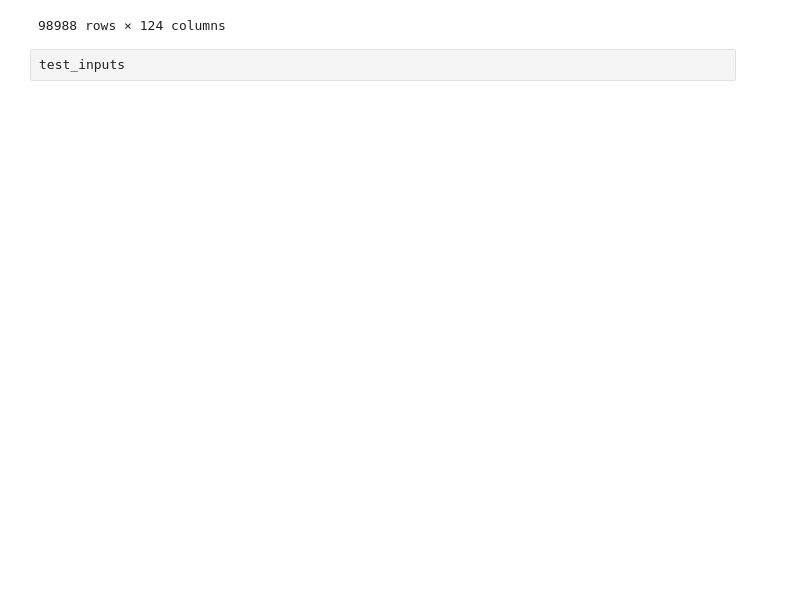
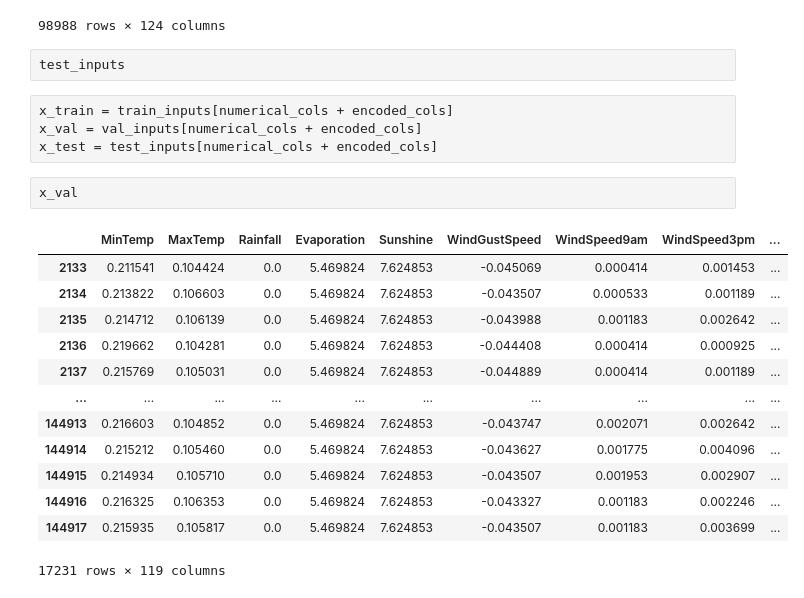
Before and after one commit to Imran1hp/Machine-Learning, a Jupyter notebook: Decision_Trees_and_Random__Forests.ipynb, the cells around one changed output. Drawn from its saved outputs; the diff is of its cells as text; blank space fills up the shorter version.

Commit message:
set the inputs data

```diff
--- a/Decision_Trees_and_Random__Forests.ipynb
+++ b/Decision_Trees_and_Random__Forests.ipynb
@@ -165,3 +165,23 @@ train_inputs
 98988 rows × 124 columns
 # %%
 test_inputs
+# %%
+x_train = train_inputs[numerical_cols + encoded_cols]
+x_val = val_inputs[numerical_cols + encoded_cols]
+x_test = test_inputs[numerical_cols + encoded_cols]
+# %%
+x_val
+# %% [output]
+|  | MinTemp | MaxTemp | Rainfall | Evaporation | Sunshine | WindGustSpeed | WindSpeed9am | WindSpeed3pm | ... |
+| 2133 | 0.211541 | 0.104424 | 0.0 | 5.469824 | 7.624853 | -0.045069 | 0.000414 | 0.001453 | ... |
+| 2134 | 0.213822 | 0.106603 | 0.0 | 5.469824 | 7.624853 | -0.043507 | 0.000533 | 0.001189 | ... |
+| 2135 | 0.214712 | 0.106139 | 0.0 | 5.469824 | 7.624853 | -0.043988 | 0.001183 | 0.002642 | ... |
+| 2136 | 0.219662 | 0.104281 | 0.0 | 5.469824 | 7.624853 | -0.044408 | 0.000414 | 0.000925 | ... |
+| 2137 | 0.215769 | 0.105031 | 0.0 | 5.469824 | 7.624853 | -0.044889 | 0.000414 | 0.001189 | ... |
+| ... | ... | ... | ... | ... | ... | ... | ... | ... | ... |
+| 144913 | 0.216603 | 0.104852 | 0.0 | 5.469824 | 7.624853 | -0.043747 | 0.002071 | 0.002642 | ... |
+| 144914 | 0.215212 | 0.105460 | 0.0 | 5.469824 | 7.624853 | -0.043627 | 0.001775 | 0.004096 | ... |
+| 144915 | 0.214934 | 0.105710 | 0.0 | 5.469824 | 7.624853 | -0.043507 | 0.001953 | 0.002907 | ... |
+| 144916 | 0.216325 | 0.106353 | 0.0 | 5.469824 | 7.624853 | -0.043327 | 0.001183 | 0.002246 | ... |
+| 144917 | 0.215935 | 0.105817 | 0.0 | 5.469824 | 7.624853 | -0.043507 | 0.001183 | 0.003699 | ... |
+17231 rows × 119 columns
```
